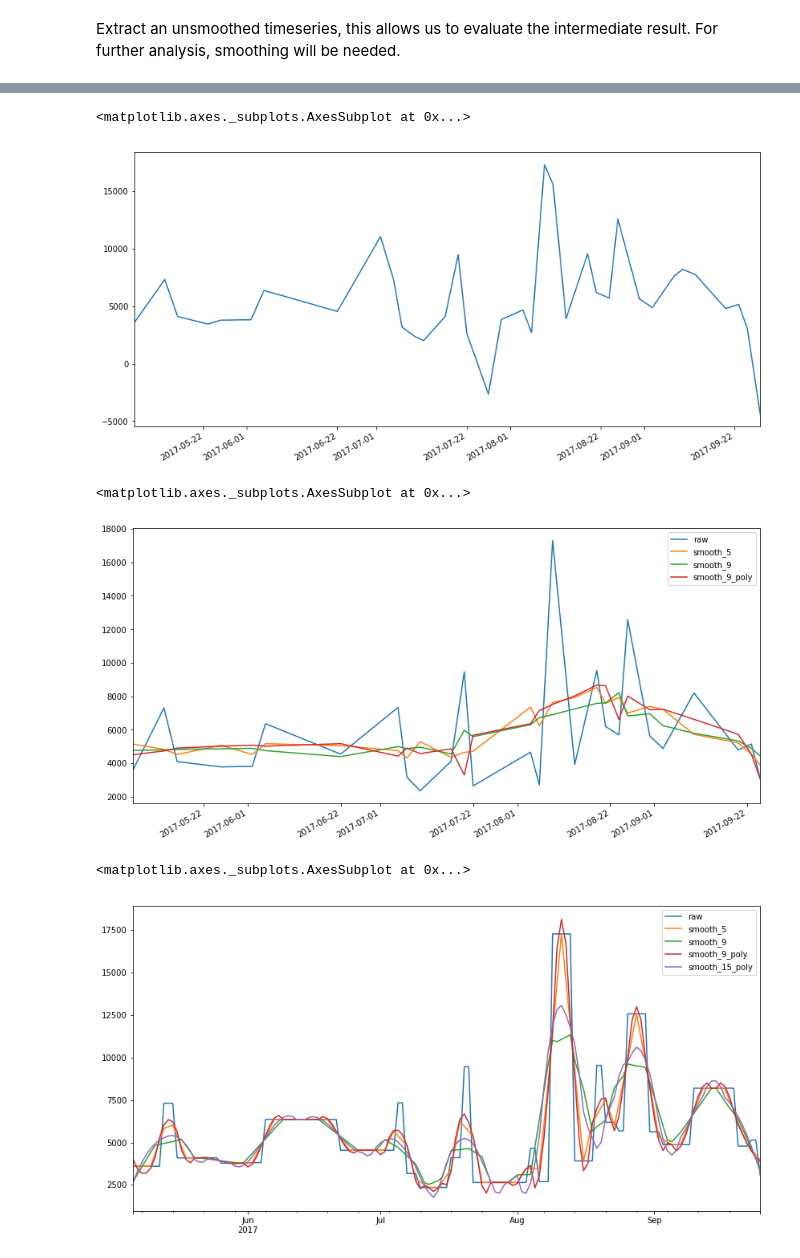
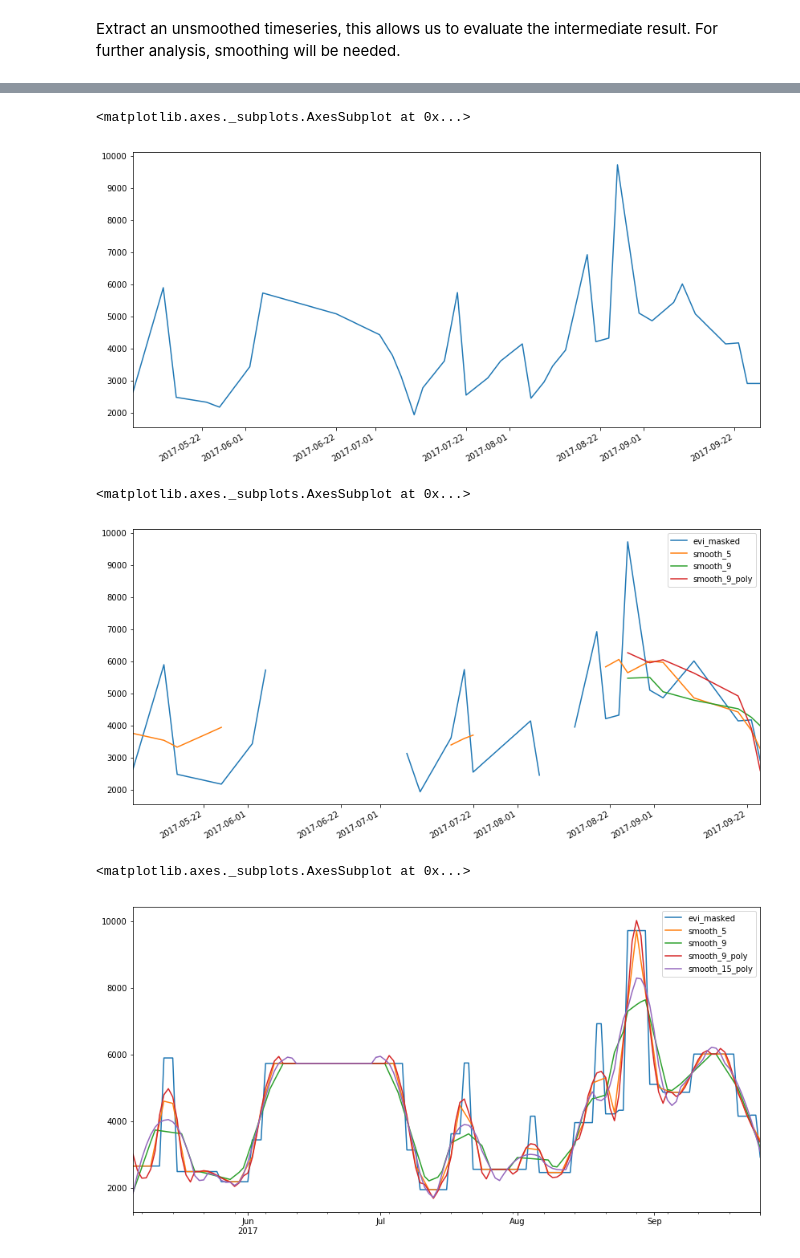
Before and after one commit to Open-EO/openeo-processes, a Jupyter notebook: examples/phenology-uc2/Phenology.ipynb, the cells around one changed output, grey strips where cells are left out. Drawn from its saved outputs; the diff is of its cells as text; code cells hidden in the pictures.

```diff
--- a/examples/phenology-uc2/Phenology.ipynb
+++ b/examples/phenology-uc2/Phenology.ipynb
@@ -111,0 +115,8 @@ write_graph(evi_cube.graph,"evi_cube.json")
+# %%
+s2_sceneclassification = session.imagecollection("S2_FAPAR_SCENECLASSIFICATION_V102_PYRAMID") \
+                    .bbox_filter(left=minx,right=maxx,top=maxy,bottom=miny,srs="EPSG:4326")
+
+mask = s2_sceneclassification.band('classification')
+
+mask = mask != 4
+mask
@@ -112,3 +162,5 @@ write_graph(evi_cube.graph,"evi_cube.json")
+# %%
+evi_cube_masked = evi_cube.mask(rastermask=mask.date_range_filter(start,end),replacement=np.nan)
 # %% [markdown]
 Extract an unsmoothed timeseries, this allows us to evaluate the intermediate result.
 For further analysis, smoothing will be needed.
@@ -136,0 +189,4 @@ timeseries_raw
+# %%
+timeseries_masked_dc = evi_cube_masked.polygonal_mean_timeseries(polygon)
+timeseries_masked = pd.Series(timeseries_masked_dc.execute(),name='evi_masked')
+timeseries_masked.head(15)
@@ -151,28 +235,28 @@ all_timeseries.plot(figsize=(14,7))
 # %%
-ts.index = pd.to_datetime(ts.index)
-ts.interpolate(method='spline',order=2).plot(figsize=(14,7))
+timeseries_masked.index = pd.to_datetime(timeseries_masked.index)
+timeseries_masked.interpolate(axis=0).plot(figsize=(14,7))
 # %% [output]
 <matplotlib.axes._subplots.AxesSubplot at 0x...>
-[figure, old version]
+[figure, new version]
 # %%
 from scipy.signal import savgol_filter
-smoothed_array = savgol_filter(all_timeseries.raw, 5, 1)
-all_timeseries['smooth_5'] = smoothed_array
-all_timeseries['smooth_9'] = savgol_filter(all_timeseries.raw, 9, 1)
-all_timeseries['smooth_9_poly'] = savgol_filter(all_timeseries.raw, 9, 2)
+smooth_ts = pd.DataFrame(timeseries_masked.dropna())
+smooth_ts['smooth_5'] = savgol_filter(smooth_ts.evi_masked, 5, 1)
+smooth_ts['smooth_9'] = savgol_filter(smooth_ts.evi_masked, 9, 1)
+smooth_ts['smooth_9_poly'] = savgol_filter(smooth_ts.evi_masked, 9, 2)
 all_timeseries.plot(figsize=(14,7))
 # %% [output]
 <matplotlib.axes._subplots.AxesSubplot at 0x...>
-[figure, old version]
+[figure, new version]
 # %%
 
-filled_df = pd.DataFrame(all_timeseries.raw.asfreq('D',method='pad'))
-filled_df['smooth_5'] = savgol_filter(filled_df.raw, 5, 1)
-filled_df['smooth_9'] = savgol_filter(filled_df.raw, 9, 1)
-filled_df['smooth_9_poly'] = savgol_filter(filled_df.raw, 9, 2)
-filled_df['smooth_15_poly'] = savgol_filter(filled_df.raw, 15, 2)
+filled_df = pd.DataFrame(timeseries_masked.dropna().asfreq('D',method='pad'))
+filled_df['smooth_5'] = savgol_filter(filled_df.evi_masked, 5, 1)
+filled_df['smooth_9'] = savgol_filter(filled_df.evi_masked, 9, 1)
+filled_df['smooth_9_poly'] = savgol_filter(filled_df.evi_masked, 9, 2)
+filled_df['smooth_15_poly'] = savgol_filter(filled_df.evi_masked, 15, 2)
 
 filled_df.plot(figsize=(14,7))
 # %% [output]
 <matplotlib.axes._subplots.AxesSubplot at 0x...>
-[figure, old version]
+[figure, new version]
```
Also changed, not shown: parts of 31 cells of this notebook, 2 other files.
